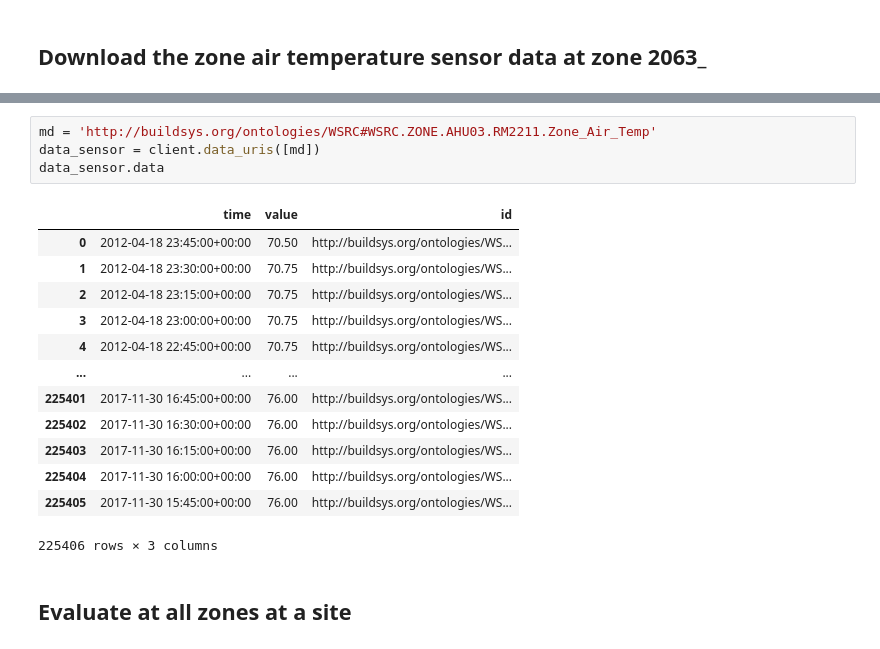
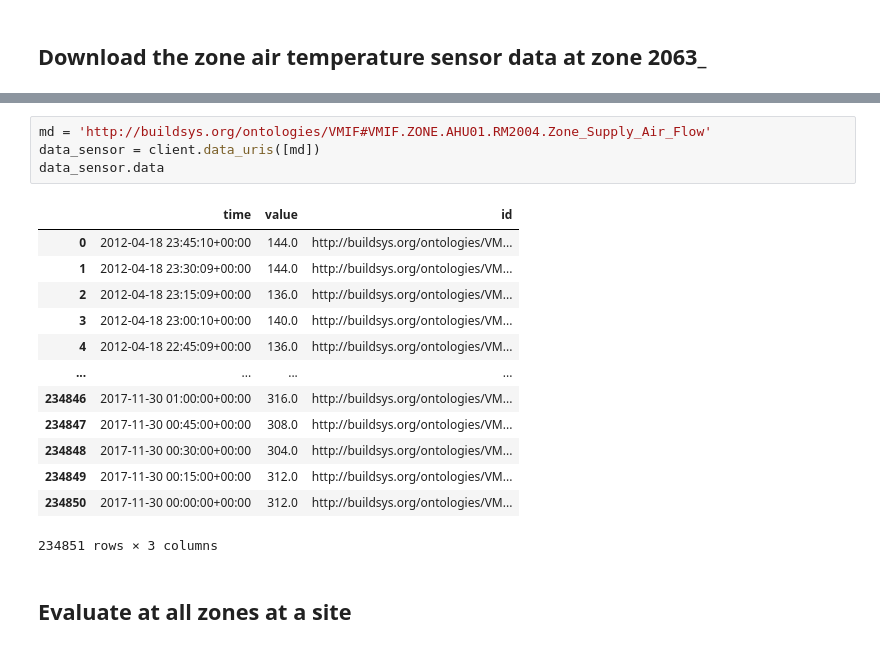
Before and after one commit to ruijis/mortardata_comfort_evaluation, a Jupyter notebook: demo.ipynb, the cells around one changed output, grey strips where cells are left out. Drawn from its saved outputs; the diff is of its cells as text.

```diff
--- a/demo.ipynb
+++ b/demo.ipynb
@@ -116,23 +172,23 @@ metadata_vmif
 | 29 | http://buildsys.org/ontologies/WS... | http://buildsys.org/ontologies/WS... | http://buildsys.org/ontologies/WS... | http://buildsys.org/ontologies/WS... | http://buildsys.org/ontologies/WS... | http://buildsys.org/ontologies/WS... | wsrc |
 | 30 | http://buildsys.org/ontologies/WS... | http://buildsys.org/ontologies/WS... | http://buildsys.org/ontologies/WS... | http://buildsys.org/ontologies/WS... | http://buildsys.org/ontologies/WS... | http://buildsys.org/ontologies/WS... | wsrc |
 # %%
-md = 'http://buildsys.org/ontologies/WSRC#WSRC.ZONE.AHU03.RM2211.Zone_Air_Temp'
+md = 'http://buildsys.org/ontologies/VMIF#VMIF.ZONE.AHU01.RM2004.Zone_Supply_Air_Flow'
 data_sensor = client.data_uris([md])
 data_sensor.data
 # %% [output]
 |  | time | value | id |
-| 0 | 2012-04-18 23:45:00+00:00 | 70.50 | http://buildsys.org/ontologies/WS... |
-| 1 | 2012-04-18 23:30:00+00:00 | 70.75 | http://buildsys.org/ontologies/WS... |
-| 2 | 2012-04-18 23:15:00+00:00 | 70.75 | http://buildsys.org/ontologies/WS... |
-| 3 | 2012-04-18 23:00:00+00:00 | 70.75 | http://buildsys.org/ontologies/WS... |
-| 4 | 2012-04-18 22:45:00+00:00 | 70.75 | http://buildsys.org/ontologies/WS... |
+| 0 | 2012-04-18 23:45:10+00:00 | 144.0 | http://buildsys.org/ontologies/VM... |
+| 1 | 2012-04-18 23:30:09+00:00 | 144.0 | http://buildsys.org/ontologies/VM... |
+| 2 | 2012-04-18 23:15:09+00:00 | 136.0 | http://buildsys.org/ontologies/VM... |
+| 3 | 2012-04-18 23:00:10+00:00 | 140.0 | http://buildsys.org/ontologies/VM... |
+| 4 | 2012-04-18 22:45:09+00:00 | 136.0 | http://buildsys.org/ontologies/VM... |
 | ... | ... | ... | ... |
-| 225401 | 2017-11-30 16:45:00+00:00 | 76.00 | http://buildsys.org/ontologies/WS... |
-| 225402 | 2017-11-30 16:30:00+00:00 | 76.00 | http://buildsys.org/ontologies/WS... |
-| 225403 | 2017-11-30 16:15:00+00:00 | 76.00 | http://buildsys.org/ontologies/WS... |
-| 225404 | 2017-11-30 16:00:00+00:00 | 76.00 | http://buildsys.org/ontologies/WS... |
-| 225405 | 2017-11-30 15:45:00+00:00 | 76.00 | http://buildsys.org/ontologies/WS... |
+| 234846 | 2017-11-30 01:00:00+00:00 | 316.0 | http://buildsys.org/ontologies/VM... |
+| 234847 | 2017-11-30 00:45:00+00:00 | 308.0 | http://buildsys.org/ontologies/VM... |
+| 234848 | 2017-11-30 00:30:00+00:00 | 304.0 | http://buildsys.org/ontologies/VM... |
+| 234849 | 2017-11-30 00:15:00+00:00 | 312.0 | http://buildsys.org/ontologies/VM... |
+| 234850 | 2017-11-30 00:00:00+00:00 | 312.0 | http://buildsys.org/ontologies/VM... |
-225406 rows × 3 columns
+234851 rows × 3 columns
 # %% [markdown]
 ## Evaluate at all zones at a site
 # %%
```
Also changed, not shown: parts of 7 cells of this notebook, 3 other files.
